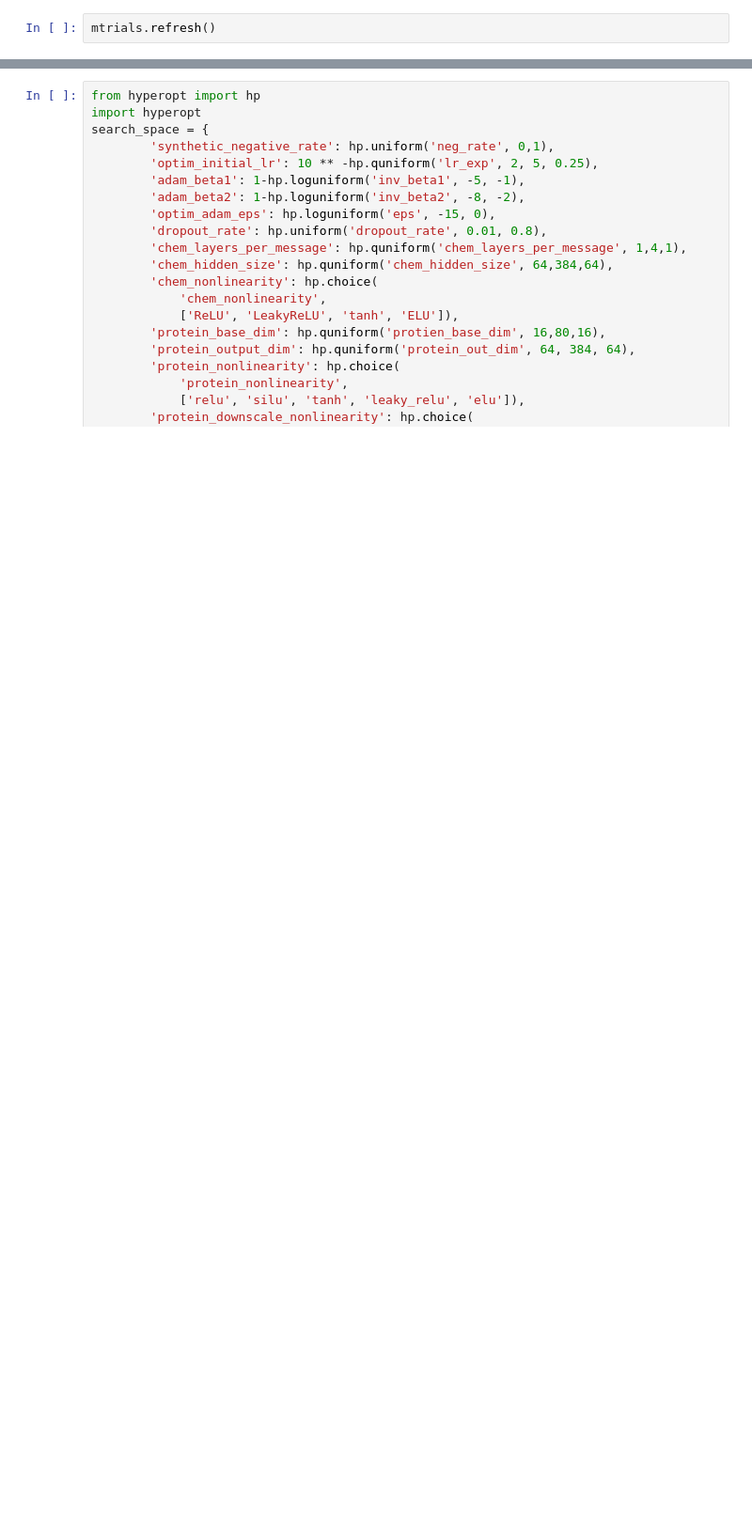
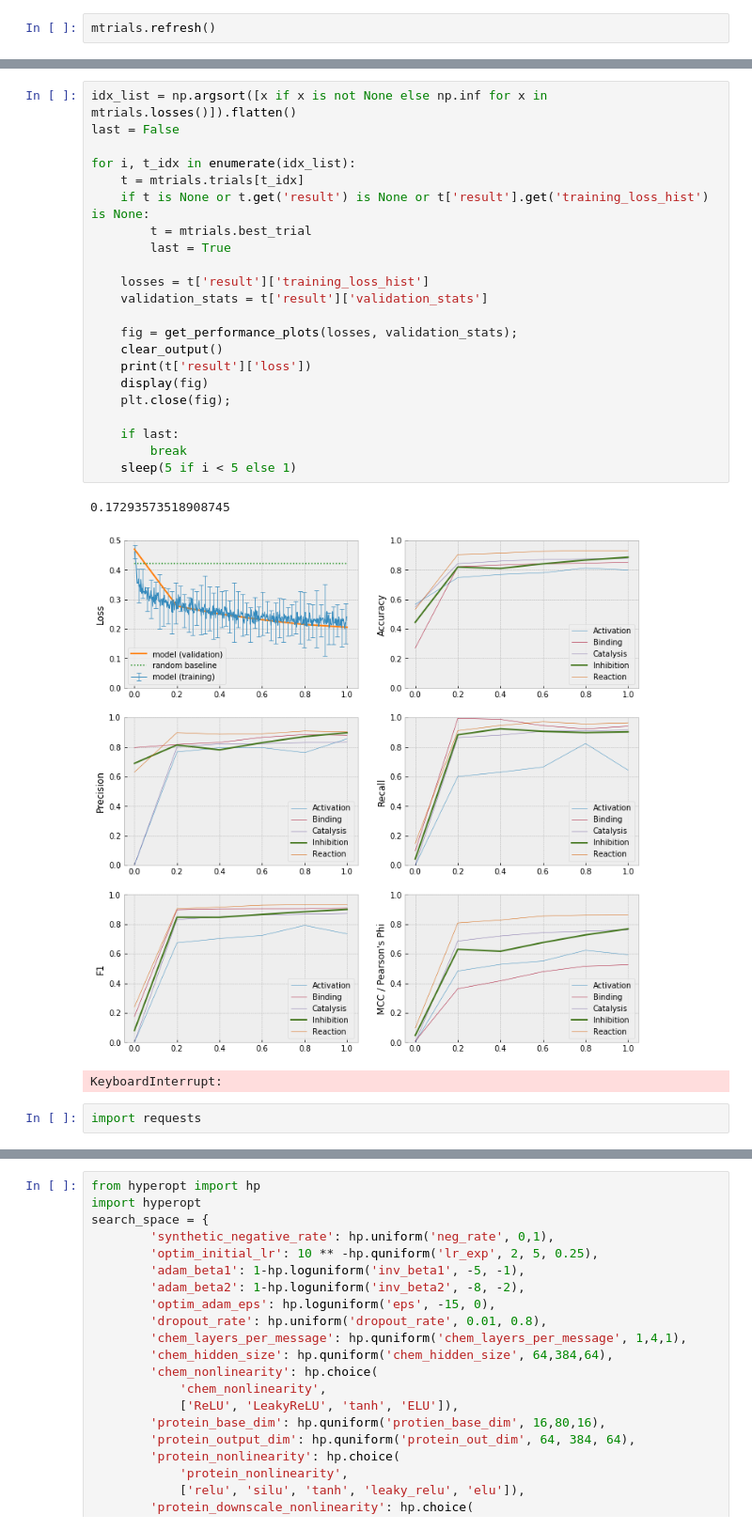
Before and after one commit to BryceEakin/COVID, a Jupyter notebook: Model Prototyping.ipynb, the cells around one changed output, grey strips where cells are left out. Shown: that part at 94% size. Drawn from its saved outputs; the diff is of its cells as text; blank space fills up the shorter version.

```diff
--- a/Model Prototyping.ipynb
+++ b/Model Prototyping.ipynb
@@ -118,0 +245,28 @@ mtrials.refresh()
+# %%
+idx_list = np.argsort([x if x is not None else np.inf for x in mtrials.losses()]).flatten()
+last = False
+
+for i, t_idx in enumerate(idx_list):
+    t = mtrials.trials[t_idx]
+    if t is None or t.get('result') is None or t['result'].get('training_loss_hist') is None:
+        t = mtrials.best_trial
+        last = True
+
+    losses = t['result']['training_loss_hist']
+    validation_stats = t['result']['validation_stats']
+
+    fig = get_performance_plots(losses, validation_stats);
+    clear_output()
+    print(t['result']['loss'])
+    display(fig)
+    plt.close(fig);
+
+    if last:
+        break
+    sleep(5 if i < 5 else 1)
+# %% [output]
+0.17293573518908745
+[figure, added]
+KeyboardInterrupt:
+# %%
+import requests
```
Also changed, not shown: parts of 30 cells of this notebook, 6 other files.
